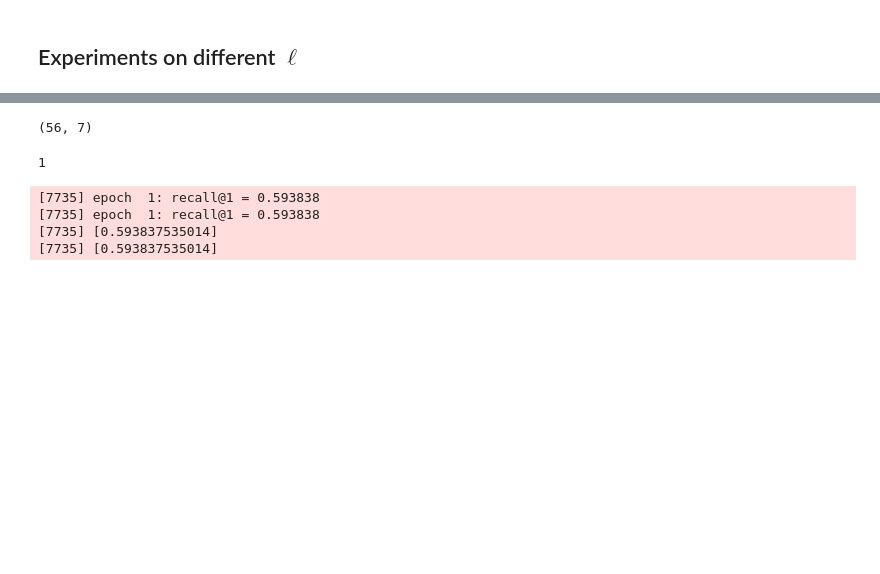
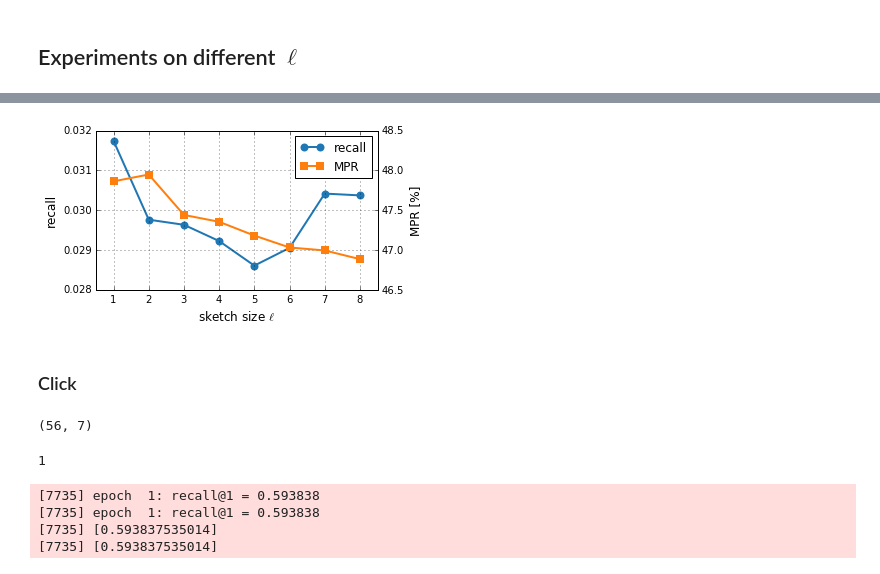
Before and after one commit to takuti/stream-recommender, a Jupyter notebook: paper-sketch.ipynb, the cells around one changed output, grey strips where cells are left out. Saved outputs shown, nothing was run; the diff lists cells and outputs as text; code cells hidden in the pictures; blank space fills up the shorter version.

Commit message:
:notebook: experiment on different sketch size

```diff
--- a/paper-sketch.ipynb
+++ b/paper-sketch.ipynb
@@ -254,0 +257,7 @@ from core.online_sketch import OnlineSketch
+# %%
+data = Converter().convert(dataset='ML100k')
+batch_tail = data.n_batch_train + data.n_batch_test
+# %%
+p = np.sum(list(data.contexts.values()))
+ell_bound = int(np.sqrt(p))
+p, ell_bound
@@ -255,3 +316,43 @@ from core.online_sketch import OnlineSketch
+# %%
+mean_recalls, MPRs = [], []
+
+for ell in range(1, ell_bound + 1):
+    recalls, MPR, avg_recommend, avg_update = d[ell]
+    mean_recalls.append(np.mean(recalls))
+    MPRs.append(MPR)
+# %%
+fig, ax1 = plt.subplots()
+
+x = range(1, ell_bound + 1)
+l1 = ax1.plot(x, mean_recalls, c=colors[0], label='recall', lw=2., ms=8., marker='o', mew=0.)
+ax1.set_ylim(0.028, 0.032)
+ax1.set_yticks([0.028, 0.029, 0.030, 0.031, 0.032])
+ax1.set_ylabel('recall')
+
+ax2 = ax1.twinx()
+l2 = ax2.plot(x, MPRs, c=colors[2], label='MPR', lw=2., ms=8., marker='s', mew=0.)
+ax2.set_ylim(46.5, 48.5)
+ax2.set_yticks([46.5, 47.0, 47.5, 48.0, 48.5])
+ax2.set_ylabel('MPR [%]')
+
+lines = l1 + l2
+labels = [l.get_label() for l in lines]
+ax1.legend(lines, labels, loc=1)
+
+ax1.set_xlabel(r'sketch size $\ell$')
+ax1.grid()
+ax1.set_xlim(0.5, 8.5)
+
+fig.set_size_inches((5.5, 3))
+fig.patch.set_alpha(0.0)
+
+plt.tight_layout()
+
+fig.savefig('../../paper/images/icmla-2016/ml100k_sketch_size.eps')
+# %% [output]
+[figure, added]
+# %% [markdown]
+### Click
 # %%
 data = Converter().convert(dataset='click')
 batch_tail = data.n_batch_train + data.n_batch_test
```
Also changed, not shown: parts of 9 cells of this notebook.
